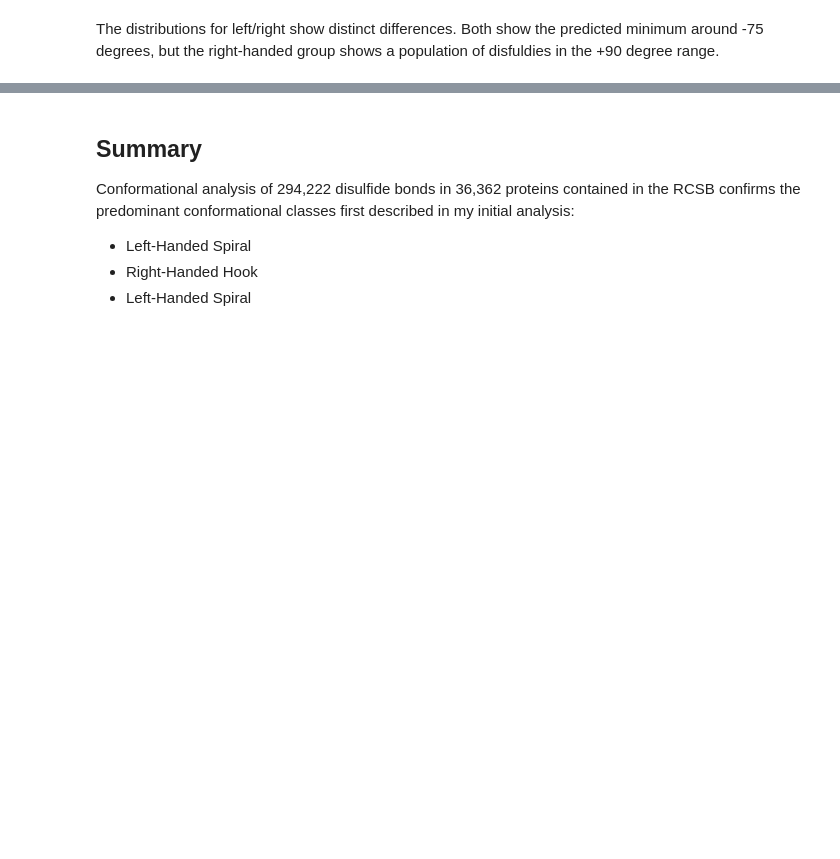
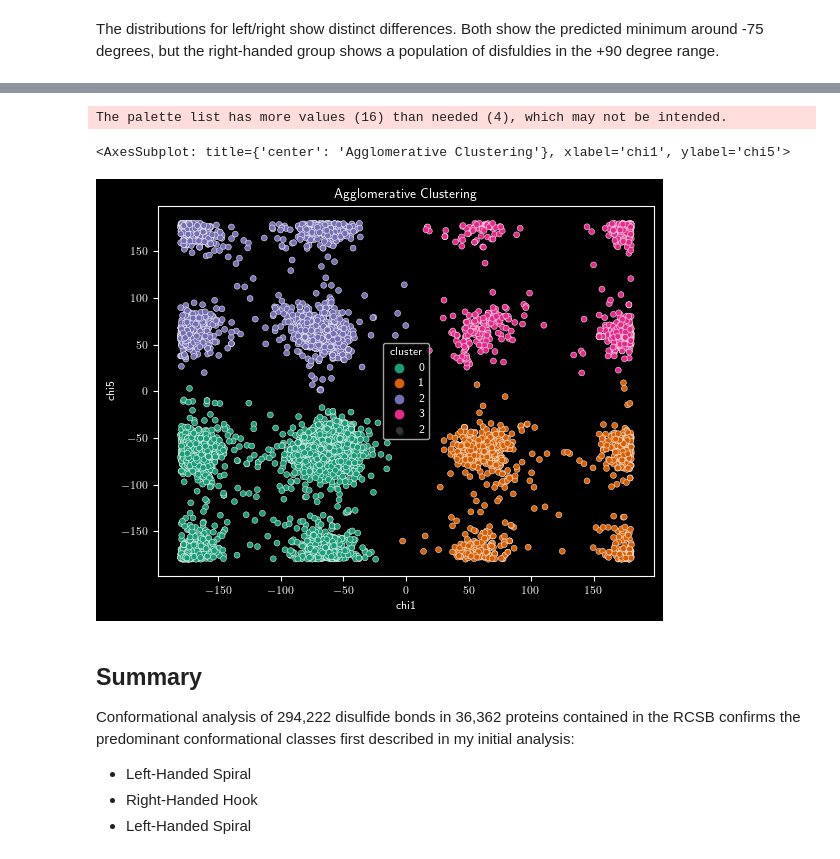
Before and after one commit to suchanek/proteusPy, a Jupyter notebook: notebooks/DisulfideAnalysis.ipynb, the cells around one changed output, grey strips where cells are left out. Saved outputs shown, nothing was run; the diff lists cells and outputs as text; code cells hidden in the pictures; blank space fills up the shorter version.

```diff
--- a/notebooks/DisulfideAnalysis.ipynb
+++ b/notebooks/DisulfideAnalysis.ipynb
@@ -471,18 +518,25 @@ sns.scatterplot(x='chi1', y='chi5', data=X, hue='cluster', ax=ax, size=2)
 # %%
 # takes over an hour for full dataset
 from sklearn.cluster import AgglomerativeClustering
+n_clusters = 16
+custom_palette = sns.color_palette("Dark2", n_clusters)
+
 n_clusters = 4
 
-tor_df = SS_df[['chi1', 'chi2', 'chi3', 'chi4', 'chi5']].copy()
+tor_df = SS_df[['chi1', 'chi2', 'chi3', 'chi4', 'chi5', 'torsion_length']].copy()
 X = tor_df.copy()
 
 agg_model = AgglomerativeClustering(n_clusters=n_clusters)
 
 X['cluster'] = agg_model.fit_predict(X[['chi1', 'chi5']])
 
 fig, ax = plt.subplots()
 ax.set(title='Agglomerative Clustering')
-sns.scatterplot(x='chi1', y='chi5', data=X, hue='cluster', ax=ax, size=2)
+sns.scatterplot(x='chi1', y='chi5', data=X, hue='cluster', ax=ax, size=2, palette=custom_palette)
+# %% [output]
+The palette list has more values (16) than needed (4), which may not be intended.
+<AxesSubplot: title={'center': 'Agglomerative Clustering'}, xlabel='chi1', ylabel='chi5'>
+[figure, added]
 # %%
 labels = {'value': 'Chi3', 'variable': 'Variable'}
 
```
Also changed, not shown: parts of 13 cells of this notebook, 18 other files.
